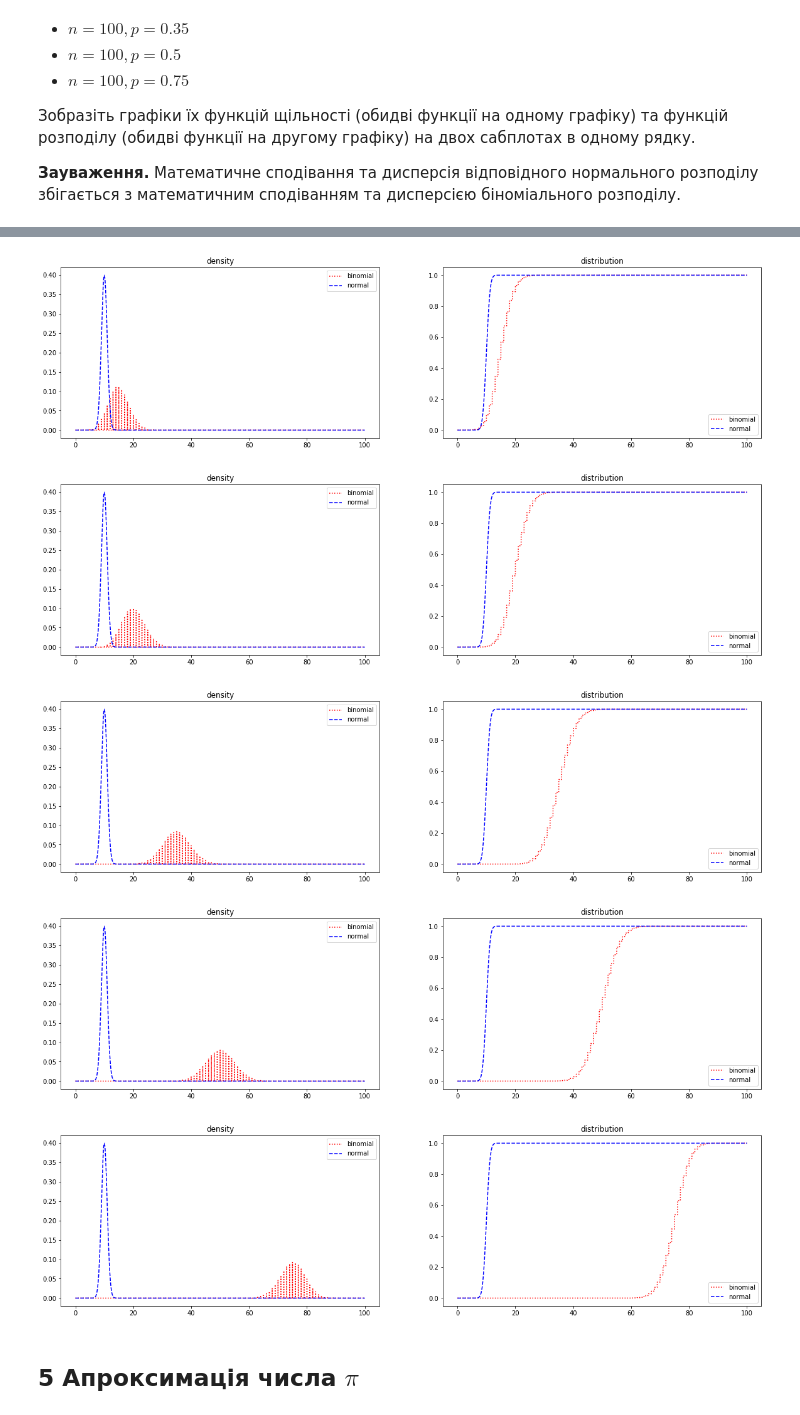
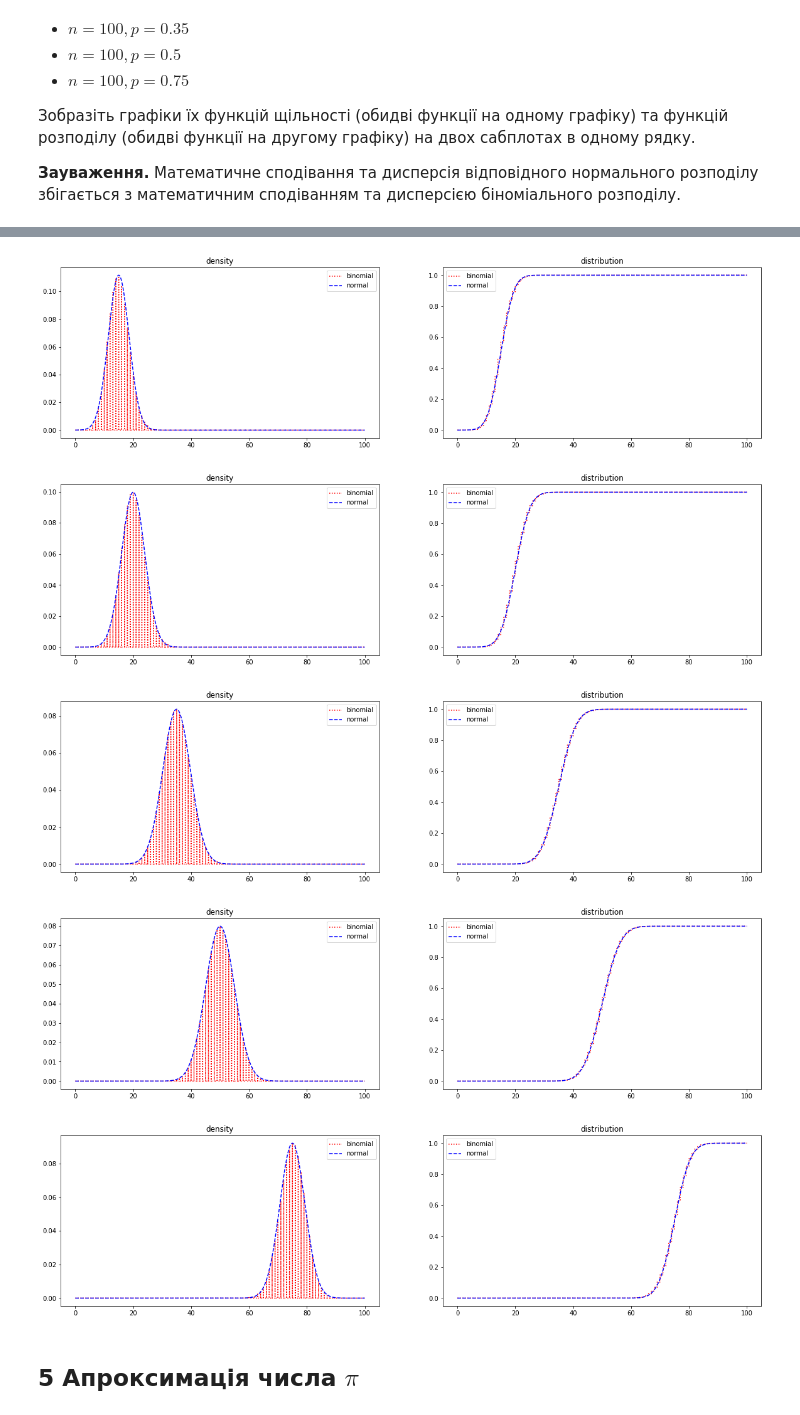
Before and after one commit to davendiy/pt_course2, a Jupyter notebook: Лабораторне заняття 5/Домашня робота 5.ipynb, the cells around one changed output, grey strips where cells are left out. Saved outputs shown, nothing was run; the diff lists cells and outputs as text; code cells hidden in the pictures.

```diff
--- a/Лабораторне заняття 5/Домашня робота 5.ipynb
+++ b/Лабораторне заняття 5/Домашня робота 5.ipynb
@@ -563,21 +563,20 @@ for a, b in [(0.5, 2), (0.5, 1.5), (0.5, 0.5), (0.5, 1),
 from scipy.stats import binom
 
 x = np.arange(0, 100, 0.01)
-loc = 0
-scale = 1
 
 for n, p in [(100, 0.05), (100, 0.1), (100, 0.15), (100, 0.2), (100, 0.35), (100, 0.5), (100, 0.75)]:
     fig = plt.figure(figsize=(20, 5))
-
+    loc = n * p
+    scale = np.sqrt(n * p * (1 - p))
     y1 = binom.pmf(x, n=n, p=p)
-    y2 = norm.pdf(x-10, loc=loc, scale=scale)
+    y2 = norm.pdf(x, loc=loc, scale=scale)
     plt.subplot(1, 2, 1, title='density')
     plt.plot(x, y1, 'r:', label='binomial')
     plt.plot(x, y2, 'b--', label='normal')
     plt.legend()
 
     y1 = binom.cdf(x, n=n, p=p)
-    y2 = norm.cdf(x-10, loc=loc, scale=scale)
+    y2 = norm.cdf(x, loc=loc, scale=scale)
     plt.subplot(1, 2, 2, title='distribution')
     plt.plot(x, y1, 'r:', label='binomial')
     plt.plot(x, y2, 'b--', label='normal')
@@ -589,8 +588,8 @@ for n, p in [(100, 0.05), (100, 0.1), (100, 0.15), (100, 0.2), (100, 0.35), (100
-[figure, old version]
+[figure, new version]
-[figure, old version]
+[figure, new version]
-[figure, old version]
+[figure, new version]
-[figure, old version]
+[figure, new version]
-[figure, old version]
+[figure, new version]
 # %% [markdown]
 ## 5 Апроксимація числа $\pi$
 # %% [markdown]
```
Also changed, not shown: parts of 1 cell of this notebook.
